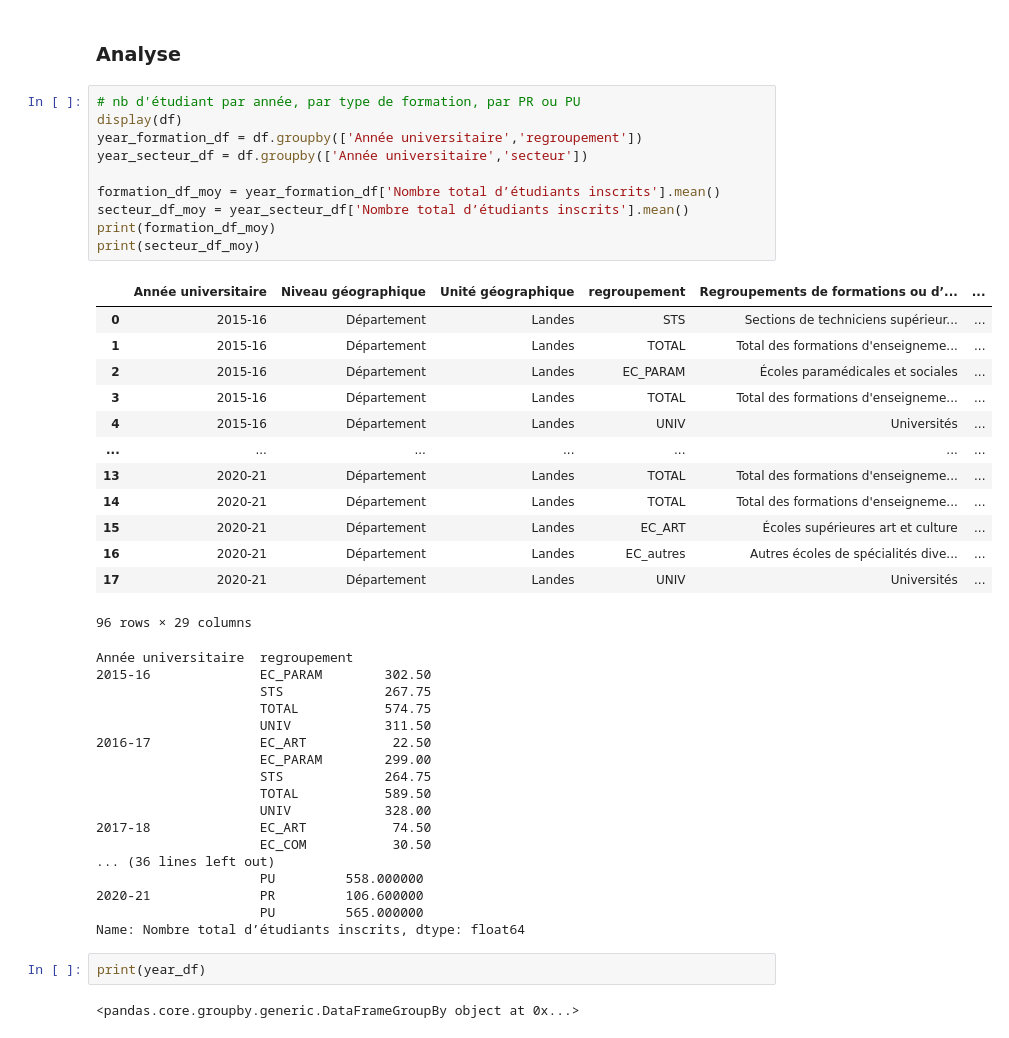
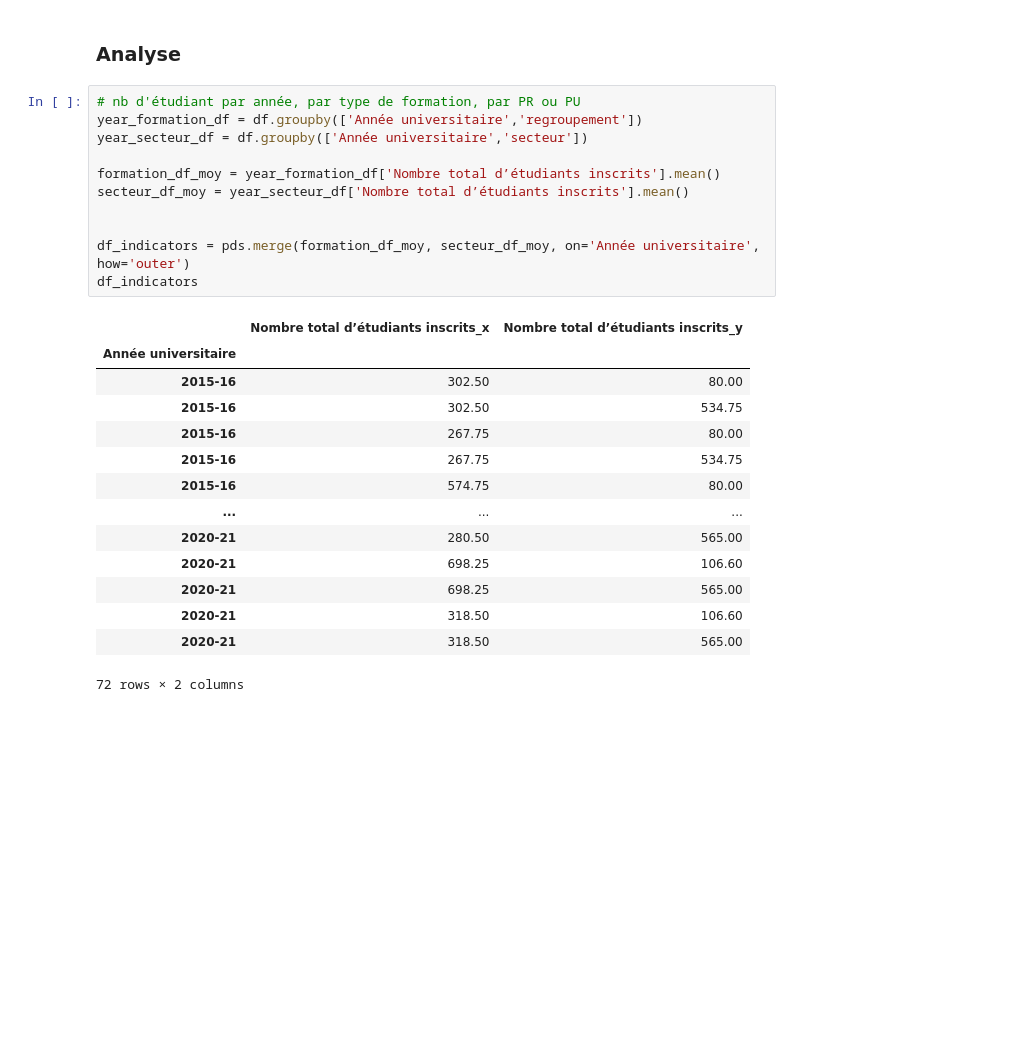
Before and after one commit to IDeAmiage/data_exploration, a Jupyter notebook: Enseignement Superieur.ipynb, the cells around one changed output. Drawn from its saved outputs; the diff is of its cells as text; blank space fills up the shorter version.

Commit message:
ajoute tableau final de résultat analyse

```diff
--- a/Enseignement Superieur.ipynb
+++ b/Enseignement Superieur.ipynb
@@ -175,46 +175,27 @@ sns.heatmap(corrMatrix, cmap= 'coolwarm')
 ### Analyse
 # %%
 # nb d'étudiant par année, par type de formation, par PR ou PU
-display(df)
 year_formation_df = df.groupby(['Année universitaire','regroupement'])
 year_secteur_df = df.groupby(['Année universitaire','secteur'])
 
 formation_df_moy = year_formation_df['Nombre total d’étudiants inscrits'].mean()
 secteur_df_moy = year_secteur_df['Nombre total d’étudiants inscrits'].mean()
-print(formation_df_moy)
-print(secteur_df_moy)
+
+
+df_indicators = pds.merge(formation_df_moy, secteur_df_moy, on='Année universitaire', how='outer')
+df_indicators
 # %% [output]
-|  | Année universitaire | Niveau géographique | Unité géographique | regroupement | Regroupements de formations ou d’... | ... |
-| 0 | 2015-16 | Département | Landes | STS | Sections de techniciens supérieur... | ... |
-| 1 | 2015-16 | Département | Landes | TOTAL | Total des formations d'enseigneme... | ... |
-| 2 | 2015-16 | Département | Landes | EC_PARAM | Écoles paramédicales et sociales | ... |
-| 3 | 2015-16 | Département | Landes | TOTAL | Total des formations d'enseigneme... | ... |
-| 4 | 2015-16 | Département | Landes | UNIV | Universités | ... |
-| ... | ... | ... | ... | ... | ... | ... |
-| 13 | 2020-21 | Département | Landes | TOTAL | Total des formations d'enseigneme... | ... |
-| 14 | 2020-21 | Département | Landes | TOTAL | Total des formations d'enseigneme... | ... |
-| 15 | 2020-21 | Département | Landes | EC_ART | Écoles supérieures art et culture | ... |
-| 16 | 2020-21 | Département | Landes | EC_autres | Autres écoles de spécialités dive... | ... |
-| 17 | 2020-21 | Département | Landes | UNIV | Universités | ... |
+|  | Nombre total d’étudiants inscrits_x | Nombre total d’étudiants inscrits_y |
+| Année universitaire |  |  |
+| 2015-16 | 302.50 | 80.00 |
+| 2015-16 | 302.50 | 534.75 |
+| 2015-16 | 267.75 | 80.00 |
+| 2015-16 | 267.75 | 534.75 |
+| 2015-16 | 574.75 | 80.00 |
+| ... | ... | ... |
+| 2020-21 | 280.50 | 565.00 |
+| 2020-21 | 698.25 | 106.60 |
+| 2020-21 | 698.25 | 565.00 |
+| 2020-21 | 318.50 | 106.60 |
+| 2020-21 | 318.50 | 565.00 |
-96 rows × 29 columns
+72 rows × 2 columns
-Année universitaire  regroupement
-2015-16              EC_PARAM        302.50
-                     STS             267.75
-                     TOTAL           574.75
-                     UNIV            311.50
-2016-17              EC_ART           22.50
-                     EC_PARAM        299.00
-                     STS             264.75
-                     TOTAL           589.50
-                     UNIV            328.00
-2017-18              EC_ART           74.50
-                     EC_COM           30.50
-... (36 lines left out)
-                     PU         558.000000
-2020-21              PR         106.600000
-                     PU         565.000000
-Name: Nombre total d’étudiants inscrits, dtype: float64
-# %%
-print(year_df)
-# %% [output]
-<pandas.core.groupby.generic.DataFrameGroupBy object at 0x...>
```
Also changed, not shown: 1 other file.
